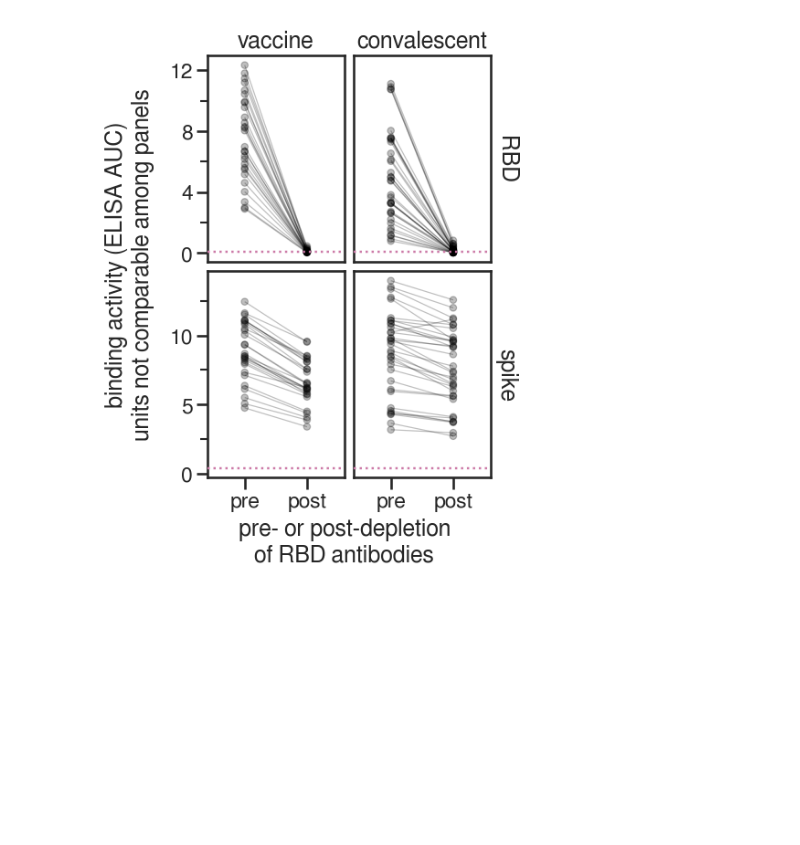
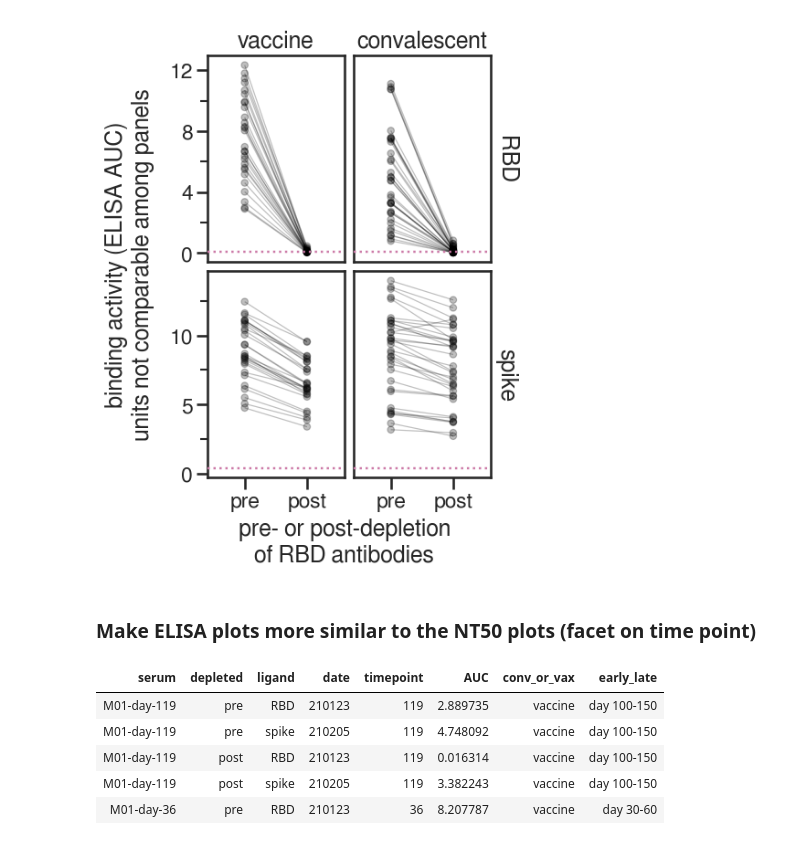
Before and after one commit to jbloomlab/SARS-CoV-2-RBD_MAP_Moderna, a Jupyter notebook: experimental_data/rbd_depletions.ipynb, the cells around one changed output. Drawn from its saved outputs; the diff is of its cells as text; code cells hidden in the pictures; blank space fills up the shorter version.

```diff
--- a/experimental_data/rbd_depletions.ipynb
+++ b/experimental_data/rbd_depletions.ipynb
@@ -611,3 +612,20 @@ _ = AUC_lines.draw()
 AUC_lines.save(f'./{resultsdir}/AUC_lines_compare.pdf')
 # %% [output]
 [figure]
+# %% [markdown]
+### Make ELISA plots more similar to the NT50 plots (facet on time point)
+# %%
+auc_df = (auc_df
+              .assign(
+                      early_late=lambda x: x['timepoint'].apply(lambda x: 'day 30-60' if x<=61 else 'day 100-150'),
+                     )
+              .assign(early_late=lambda x: pd.Categorical(x['early_late'], categories=['day 30-60', 'day 100-150'], ordered=True),)
+             )
+display(HTML(auc_df.head().to_html(index=False)))
+# %% [output]
+| serum | depleted | ligand | date | timepoint | AUC | conv_or_vax | early_late |
+| M01-day-119 | pre | RBD | 210123 | 119 | 2.889735 | vaccine | day 100-150 |
+| M01-day-119 | pre | spike | 210205 | 119 | 4.748092 | vaccine | day 100-150 |
+| M01-day-119 | post | RBD | 210123 | 119 | 0.016314 | vaccine | day 100-150 |
+| M01-day-119 | post | spike | 210205 | 119 | 3.382243 | vaccine | day 100-150 |
+| M01-day-36 | pre | RBD | 210123 | 36 | 8.207787 | vaccine | day 30-60 |
```
Also changed, not shown: parts of 3 cells of this notebook, 12 other files.
